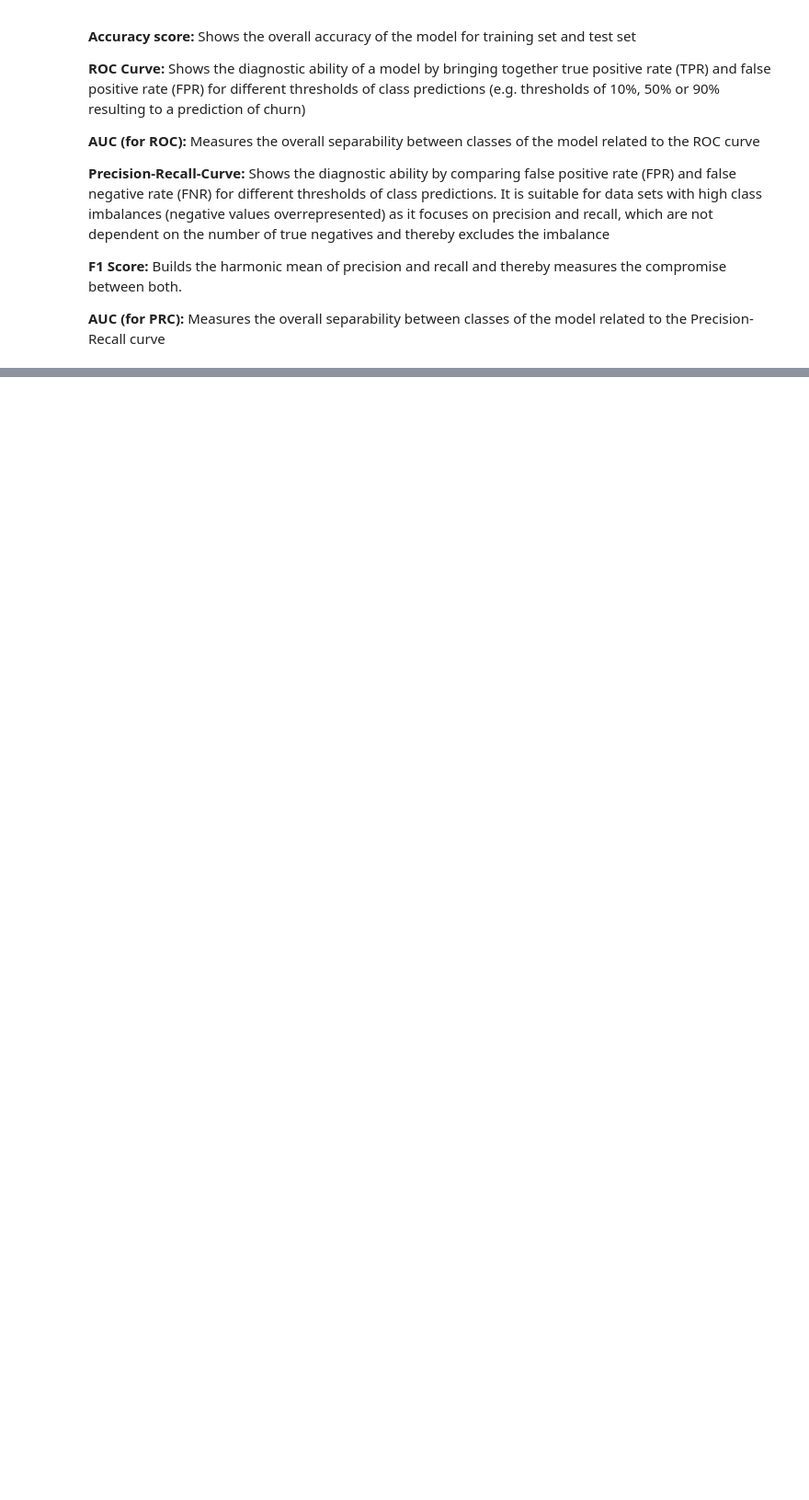
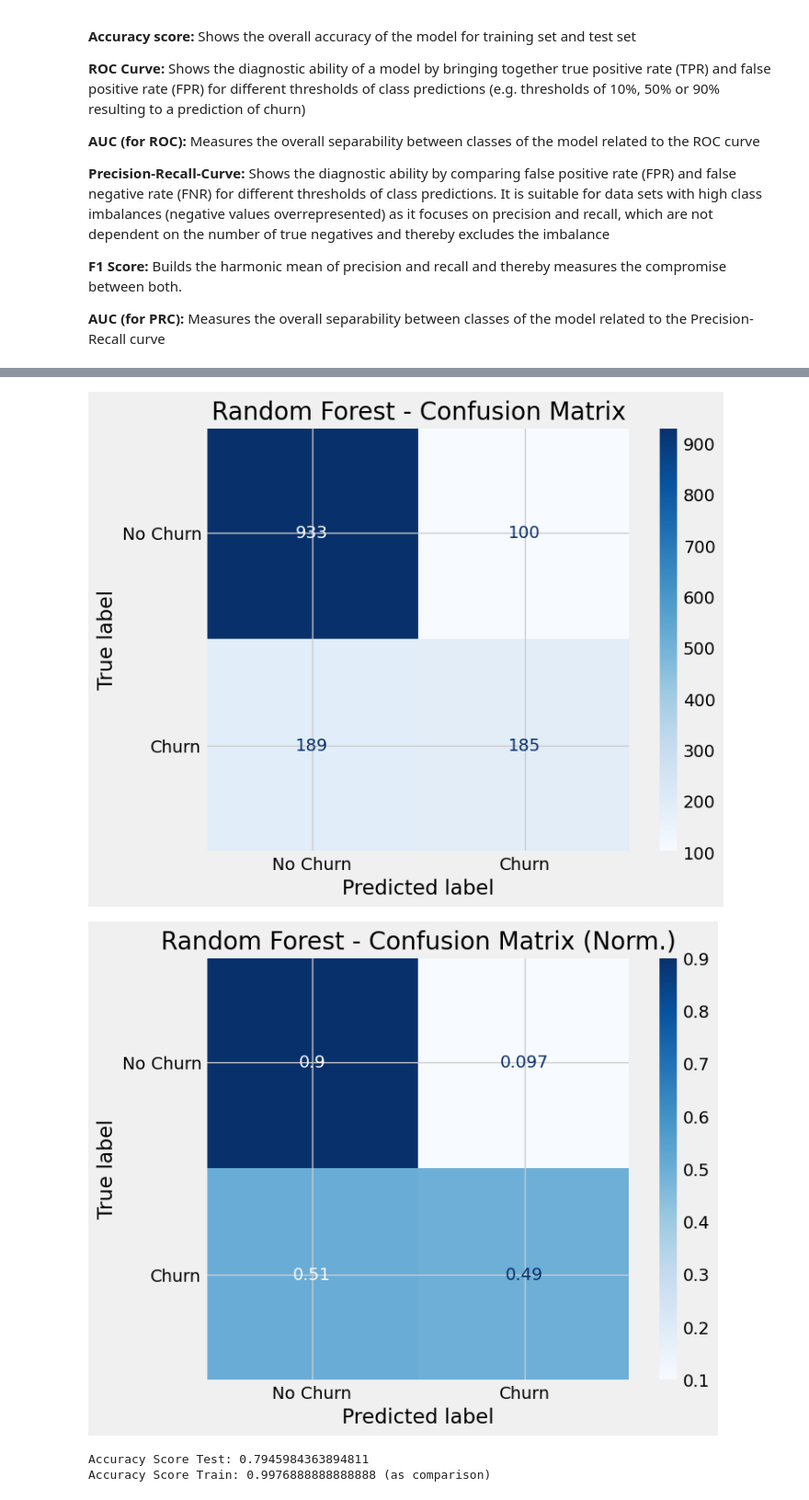
Before and after one commit to sumangupta87/Telecom-Churn-Prediction---Kaggle-Competition, a Jupyter notebook: Telecom_Churn_Prediction.ipynb, the cells around one changed output, grey strips where cells are left out. Shown at 92% size. Drawn from its saved outputs; the diff is of its cells as text; code cells hidden in the pictures; blank space fills up the shorter version.

```diff
--- a/Telecom_Churn_Prediction.ipynb
+++ b/Telecom_Churn_Prediction.ipynb
@@ -507,0 +599,18 @@ def roc_curve_auc_score(X_test, y_test, y_pred_probalities, classifier_name):
+# %%
+from sklearn.ensemble import RandomForestClassifier
+
+rf = RandomForestClassifier()
+rf.fit(X_train, y_train)
+
+y_pred_rf = rf.predict(X_test)
+y_pred_rf_prob = rf.predict_proba(X_test)
+# %%
+
+confusion_matrix_plot(X_train, y_train,X_test, y_test, rf, y_pred_rf, 'Random Forest')
+roc_curve_auc_score(X_test, y_test, y_pred_rf_prob, 'Random Forest')
+precision_recall_curve_and_score(X_test, y_test, y_pred_rf, y_pred_rf_prob, 'Random Forest')
+# %% [output]
+[figure, added]
+[figure, added]
+Accuracy Score Test: 0.7945984363894811
+Accuracy Score Train: 0.9976888888888888 (as comparison)
```
Also changed, not shown: parts of 35 cells of this notebook.
